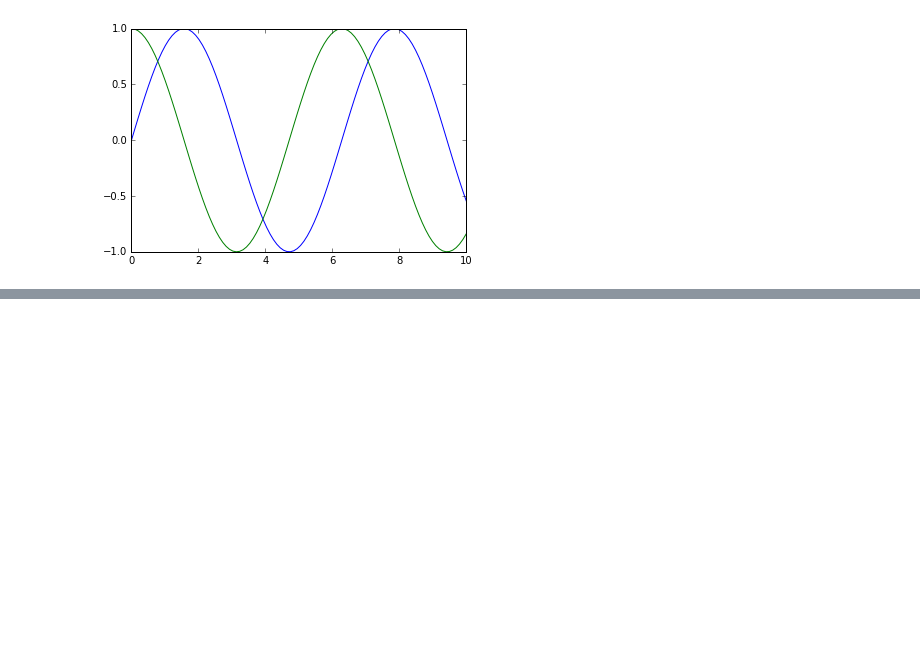
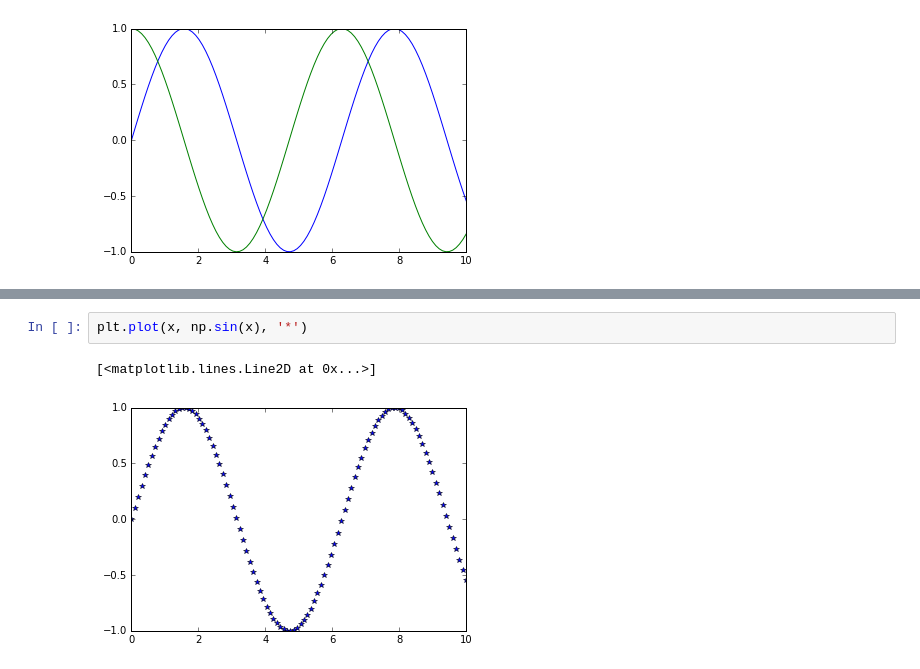
Before and after one commit to Suman196pokhrel/ml_with_python, a Jupyter notebook: codeFiles/matplotlib_basics.ipynb, the cells around one changed output, grey strips where cells are left out. Drawn from its saved outputs; the diff is of its cells as text; blank space fills up the shorter version.

```diff
--- a/codeFiles/matplotlib_basics.ipynb
+++ b/codeFiles/matplotlib_basics.ipynb
@@ -41,0 +58,5 @@ plt.plot(x,np.cos(x))
+# %%
+plt.plot(x, np.sin(x), '*')
+# %% [output]
+[<matplotlib.lines.Line2D at 0x...>]
+[figure, added]
```
Also changed, not shown: parts of 5 cells of this notebook, 1 other file.
